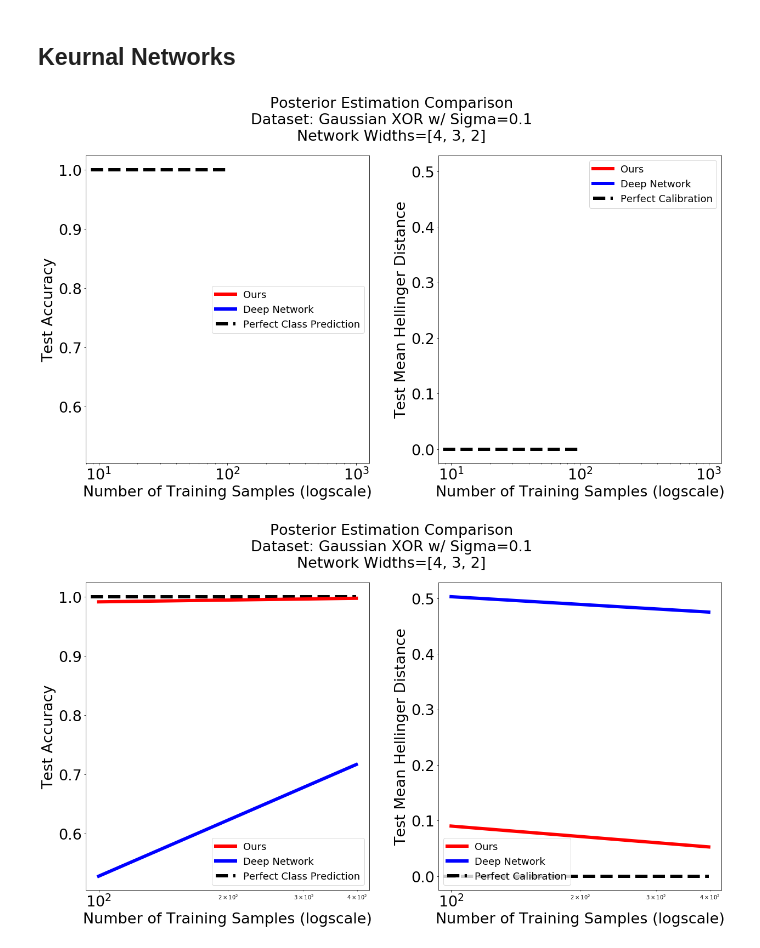
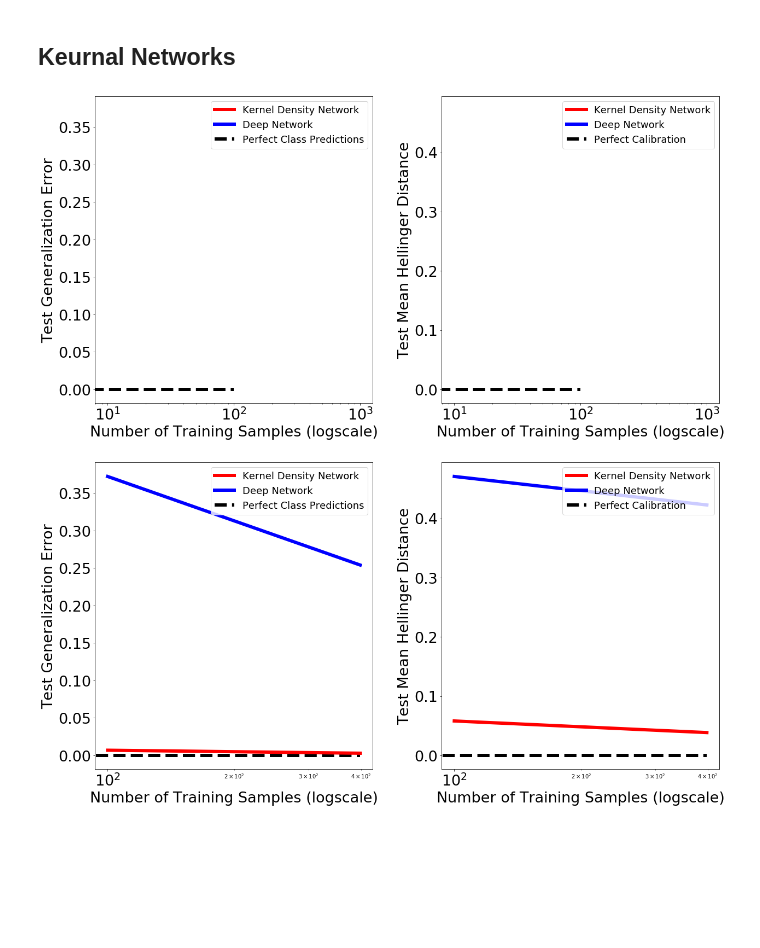
Before and after one commit to neurodata/kdg_will, a Jupyter notebook: notebooks/KDN.ipynb, the cells around one changed output. Saved outputs shown, nothing was run; the diff lists cells and outputs as text; code cells hidden in the pictures; blank space fills up the shorter version.

```diff
--- a/notebooks/KDN.ipynb
+++ b/notebooks/KDN.ipynb
@@ -70,11 +70,10 @@ def train_AKN(X, y):
         polytope_memberships.append(binary_preactivation)
         last_activations = preactivation * binary_preactivation
 
-    polytope_memberships = np.concatenate(polytope_memberships, axis = 1)
-    _, polytope_ids = np.unique(np.matmul(polytope_memberships, 2 ** np.arange(0, np.shape(polytope_memberships)[1])), return_inverse = True)
+    polytope_memberships = [np.concatenate(polytope_memberships, axis = 1)]
 
 
-    return KDG().fit(X, y, polytope_ids)
+    return KDG().fit(X, y, polytope_memberships)
 # %%
 def generate_gaussian_parity(n):
     means = np.array([[-1, -1], [1, 1], [-1, 1], [1, -1]])
@@ -164,13 +163,13 @@ def get_KDE_y_proba(X, y, n, X_test):
     random_indices = np.random.choice(len(X), int(n))
     X, y = X[random_indices], y[random_indices]
     kdg = train_AKN(X, y)
-    y_proba_unnormalized = kdg.predict_proba(X_test)
+    y_proba_unnormalized = kdg.predict_proba(X_test, pooling = "class")
 
     y_proba = y_proba_unnormalized.copy()
     for y_val in range(np.shape(y_proba)[1]):
         y_proba[:, y_val] /= np.sum(y_proba_unnormalized, axis = 1)
 
-    y_proba_unnormalized_grid = kdg.predict_proba(np.c_[xx.ravel(), yy.ravel()])
+    y_proba_unnormalized_grid = kdg.predict_proba(np.c_[xx.ravel(), yy.ravel()], pooling = "class")
 
     y_proba_grid = y_proba_unnormalized_grid.copy()
     for y_val in range(np.shape(y_proba)[1]):
@@ -193,53 +192,51 @@ n_ra = np.logspace(2, 5, num = 6, base = 10)
 ticks = np.arange(np.min(n_ra), np.max(n_ra), step = int((np.max(n_ra) - np.min(n_ra)) // 4))
 ticks_ra = np.array([int(str(tick)[:1]) * 10 ** int(np.log10(tick)) for tick in ticks])
 for n in tqdm(n_ra):
-    KDE_y_test_proba_across_trials = np.array([get_KDE_y_proba(X, y, n, X_test) for _ in tqdm(range(num_trials))])
-    network_y_test_proba_across_trials = np.array([get_network_y_proba(X, y, n, X_test) for _ in tqdm(range(num_trials))])
-
-
     KDE_accs_across_trials = []
     network_accs_across_trials = []
     KDE_briers_across_trials = []
     network_briers_across_trials = []
-    for trial_idx in range(num_trials):
-        KDE_accs_across_trials.append(np.nanmean(np.argmax(KDE_y_test_proba_across_trials[trial_idx, 0], axis = 1) == y_test))
-        network_accs_across_trials.append(np.nanmean(np.argmax(network_y_test_proba_across_trials[trial_idx, 0], axis = 1) == y_test))
+    for trial_idx in tqdm(range(num_trials)):
+        X_train, X_test, y_train, y_test = train_test_split(X, y)
+        KDE_y_proba = get_KDE_y_proba(X_train, y_train, n, X_test)
+        network_y_proba = get_network_y_proba(X, y, n, X_test)
 
-        KDE_briers_across_trials.append(hellinger_explicit(KDE_y_test_proba_across_trials[trial_idx, 1], true_posterior))
-        network_briers_across_trials.append(hellinger_explicit(network_y_test_proba_across_trials[trial_idx, 1], true_posterior))
+        KDE_accs_across_trials.append(np.nanmean(np.argmax(KDE_y_proba[0], axis = 1) == y_test))
+        network_accs_across_trials.append(np.nanmean(np.argmax(network_y_proba[0], axis = 1) == y_test))
+
+        KDE_briers_across_trials.append(hellinger_explicit(KDE_y_proba[1], true_posterior))
+        network_briers_across_trials.append(hellinger_explicit(network_y_proba[1], true_posterior))
 
     KDE_acc_means.append(clipped_mean(KDE_accs_across_trials))
     network_acc_means.append(clipped_mean(network_accs_across_trials))
 
-    KDE_brier_means.append(clipped_mean(KDE_briers_across_trials))
-    network_brier_means.append(clipped_mean(network_briers_across_trials))
+    KDE_brier_means.append(clipped_mean(KDE_briers_across_trials, low = 0, high = 25))
+    network_brier_means.append(clipped_mean(network_briers_across_trials, low = 0, high = 25))
 
     figs, ax = plt.subplots(1, 2, figsize = (18, 9))
     figs.set_facecolor("white")
 
     ax[0].tick_params(axis='both', which='major', labelsize=27)
-    ax[0].plot(n_ra[:len(KDE_acc_means)] , KDE_acc_means, label = "Ours", c = "red")
-    ax[0].plot(n_ra[:len(KDE_acc_means)], network_acc_means, label = "Deep Network", c = "blue")
-    ax[0].hlines(1.0, 0, n_ra[len(KDE_acc_means) - 1], linestyle = "dashed", label = "Perfect Class Prediction", color = "black")
-    ax[0].legend(fontsize = 18)
+    ax[0].plot(n_ra[:len(KDE_acc_means)] , 1 - np.array(KDE_acc_means), label = "Kernel Density Network", c = "red")
+    ax[0].plot(n_ra[:len(KDE_acc_means)], 1 - np.array(network_acc_means), label = "Deep Network", c = "blue")
+    ax[0].hlines(0.0, 0, n_ra[len(KDE_acc_means) - 1], linestyle = "dashed", label = "Perfect Class Predictions", color = "black")
+    ax[0].legend(fontsize = 18, loc = "upper right")
     ax[0].set_xlabel("Number of Training Samples (logscale)", fontsize = 27)
-    ax[0].set_ylabel("Test Accuracy", fontsize = 27)
+    ax[0].set_ylabel("Test Generalization Error", fontsize = 27)
     ax[0].set_xscale("log")
 
     ax[1].tick_params(axis='both', which='major', labelsize=27)
-    ax[1].plot(n_ra[:len(KDE_acc_means)] , KDE_brier_means, label = "Ours", c = "red")
+    ax[1].plot(n_ra[:len(KDE_acc_means)] , KDE_brier_means, label = "Kernel Density Network", c = "red")
     ax[1].plot(n_ra[:len(KDE_acc_means)], network_brier_means, label = "Deep Network", c = "blue")
     ax[1].hlines(0.0, 0, n_ra[len(KDE_acc_means) - 1], linestyle = "dashed", label = "Perfect Calibration", color = "black")
-    ax[1].legend(fontsize = 18)
+    ax[1].legend(fontsize = 18, loc = "upper right")
     ax[1].set_xlabel("Number of Training Samples (logscale)", fontsize = 27)
     ax[1].set_ylabel("Test Mean Hellinger Distance", fontsize = 27)
     ax[1].set_xscale("log")
 
     figs.tight_layout()
 
-    figs.suptitle("Posterior Estimation Comparison\nDataset: Gaussian XOR w/ Sigma=0.1\nNetwork Widths={}".format(widths), fontsize=27, y = 1.15)
-
     plt.show()
 # %% [output]
-[figure, old version]
+[figure, new version]
-[figure, old version]
+[figure, new version]
```
Also changed, not shown: parts of 2 cells of this notebook, 3 other files.
